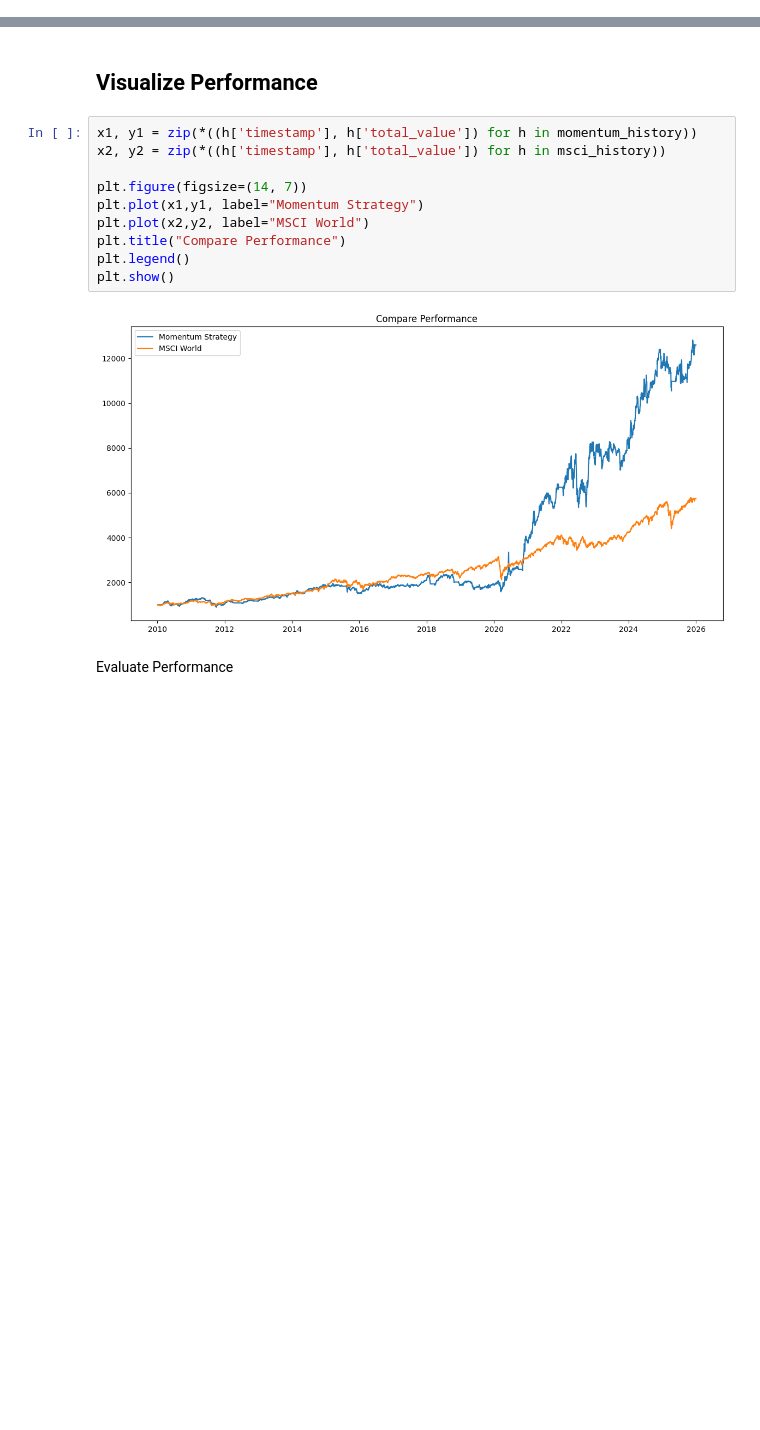
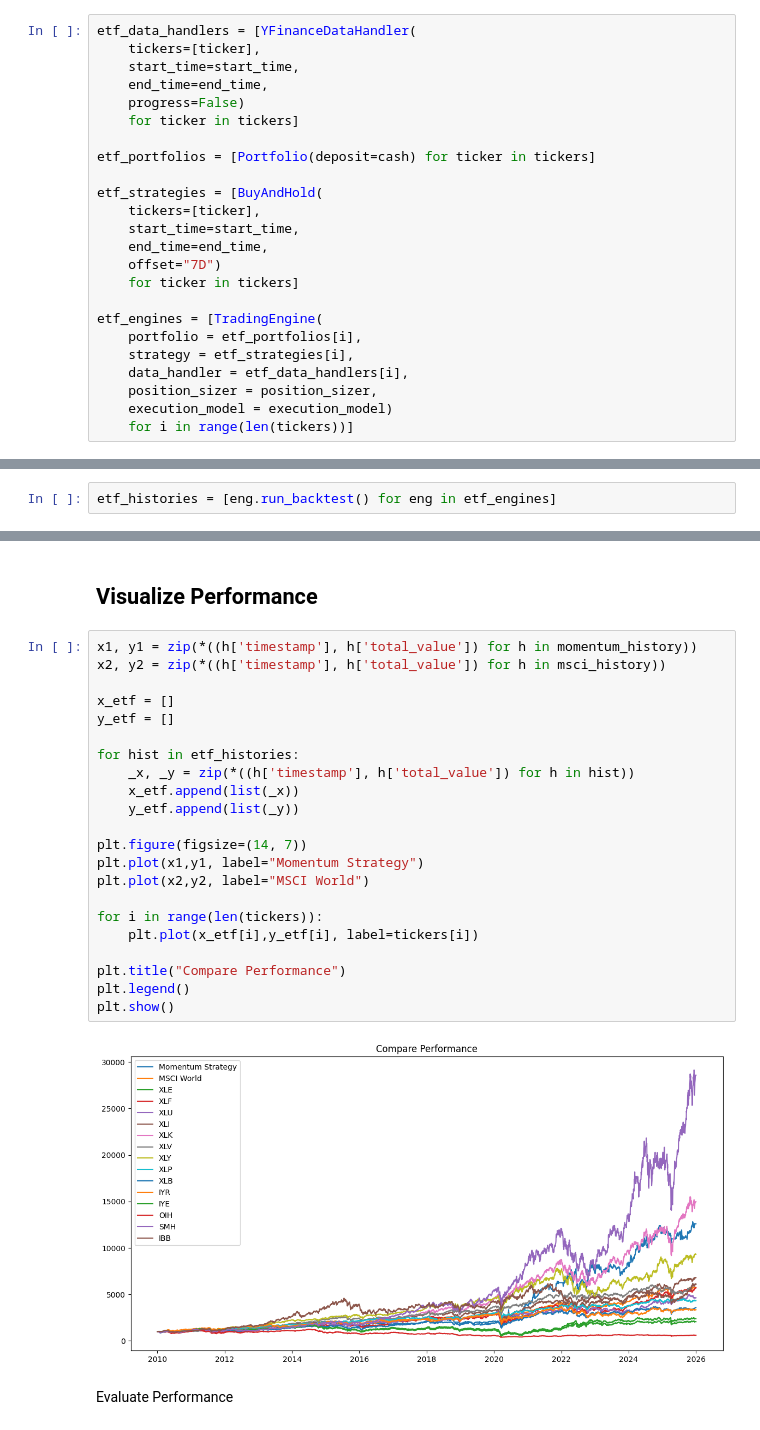
Before and after one commit to hmalcha/TradeLab, a Jupyter notebook: test_momentum.ipynb, the cells around one changed output, grey strips where cells are left out. Cells and saved outputs as stored; diff of their text form; blank space fills up the shorter version.

```diff
--- a/test_momentum.ipynb
+++ b/test_momentum.ipynb
@@ -96,3 +98,27 @@ Downloading stock data.
+# %%
+etf_data_handlers = [YFinanceDataHandler(
+    tickers=[ticker],
+    start_time=start_time,
+    end_time=end_time,
+    progress=False)
+    for ticker in tickers]
+
+etf_portfolios = [Portfolio(deposit=cash) for ticker in tickers]
+
+etf_strategies = [BuyAndHold(
+    tickers=[ticker],
+    start_time=start_time,
+    end_time=end_time,
+    offset="7D")
+    for ticker in tickers]
+
+etf_engines = [TradingEngine(
+    portfolio = etf_portfolios[i],
+    strategy = etf_strategies[i],
+    data_handler = etf_data_handlers[i],
+    position_sizer = position_sizer,
+    execution_model = execution_model)
+    for i in range(len(tickers))]
 # %% [markdown]
 Run backtests
 # %%
@@ -101,3 +127,5 @@ msci_history = msci_engine.run_backtest()
 # %% [output]
 Backtesting complete.
 Backtesting complete.
+# %%
+etf_histories = [eng.run_backtest() for eng in etf_engines]
@@ -106,15 +149,27 @@ Backtesting complete.
 # %%
 x1, y1 = zip(*((h['timestamp'], h['total_value']) for h in momentum_history))
 x2, y2 = zip(*((h['timestamp'], h['total_value']) for h in msci_history))
 
+x_etf = []
+y_etf = []
+
+for hist in etf_histories:
+    _x, _y = zip(*((h['timestamp'], h['total_value']) for h in hist))
+    x_etf.append(list(_x))
+    y_etf.append(list(_y))
+
 plt.figure(figsize=(14, 7))
 plt.plot(x1,y1, label="Momentum Strategy")
 plt.plot(x2,y2, label="MSCI World")
+
+for i in range(len(tickers)):
+    plt.plot(x_etf[i],y_etf[i], label=tickers[i])
+
 plt.title("Compare Performance")
 plt.legend()
 plt.show()
 # %% [output]
-[figure, old version]
+[figure, new version]
 # %% [markdown]
 Evaluate Performance
 # %%
```
Also changed, not shown: parts of 4 cells of this notebook, 4 other files.
